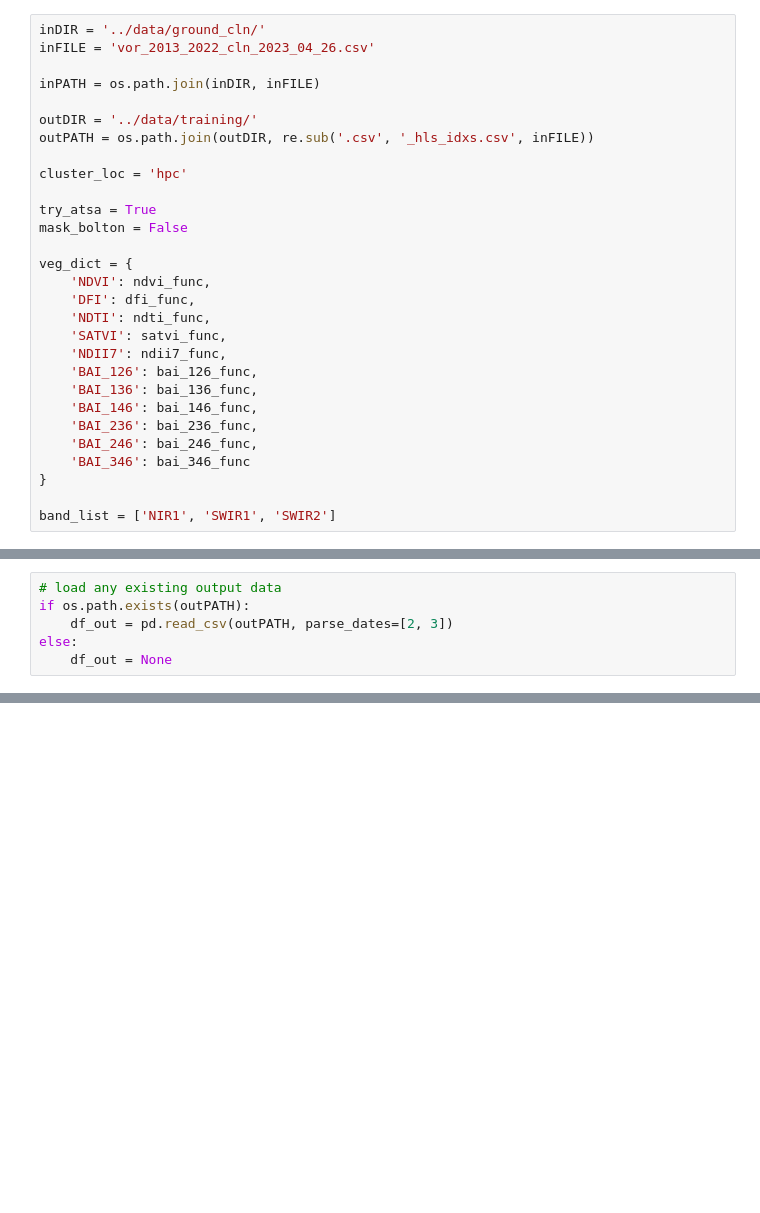
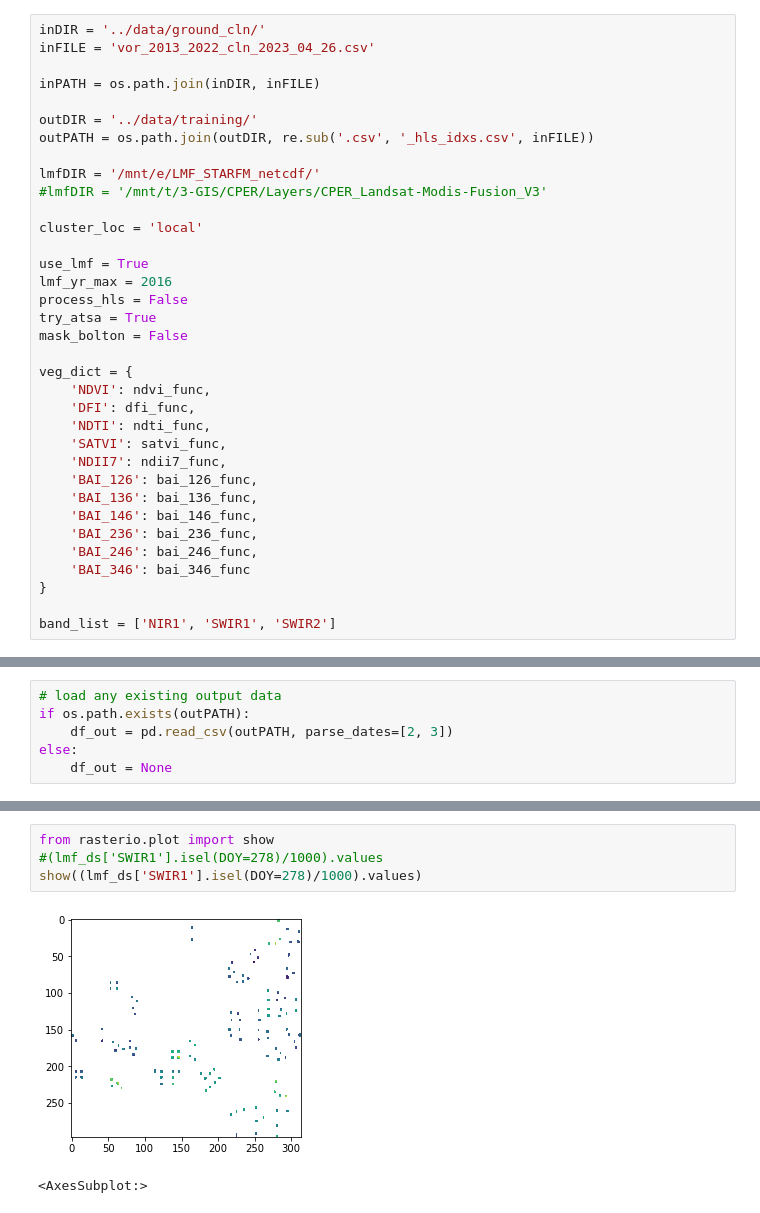
Before and after one commit to kearney-sp/cper_hls_veg_models, a Jupyter notebook: extract_hls/extract_hls_vor.ipynb, the cells around one changed output, grey strips where cells are left out. Saved outputs shown, nothing was run; the diff lists cells and outputs as text; blank space fills up the shorter version.

```diff
--- a/extract_hls/extract_hls_vor.ipynb
+++ b/extract_hls/extract_hls_vor.ipynb
@@ -27,8 +28,14 @@ inPATH = os.path.join(inDIR, inFILE)
 outDIR = '../data/training/'
 outPATH = os.path.join(outDIR, re.sub('.csv', '_hls_idxs.csv', inFILE))
 
-cluster_loc = 'hpc'
+lmfDIR = '/mnt/e/LMF_STARFM_netcdf/'
+#lmfDIR = '/mnt/t/3-GIS/CPER/Layers/CPER_Landsat-Modis-Fusion_V3'
 
+cluster_loc = 'local'
+
+use_lmf = True
+lmf_yr_max = 2016
+process_hls = False
 try_atsa = True
 mask_bolton = False
 
@@ -297,0 +446,7 @@ Shadow index centers of shadow, nonshadow dark and nonshadow bright on land : [
+# %%
+from rasterio.plot import show
+#(lmf_ds['SWIR1'].isel(DOY=278)/1000).values
+show((lmf_ds['SWIR1'].isel(DOY=278)/1000).values)
+# %% [output]
+[figure, added]
+<AxesSubplot:>
```
Also changed, not shown: parts of 32 cells of this notebook, 21 other files.
